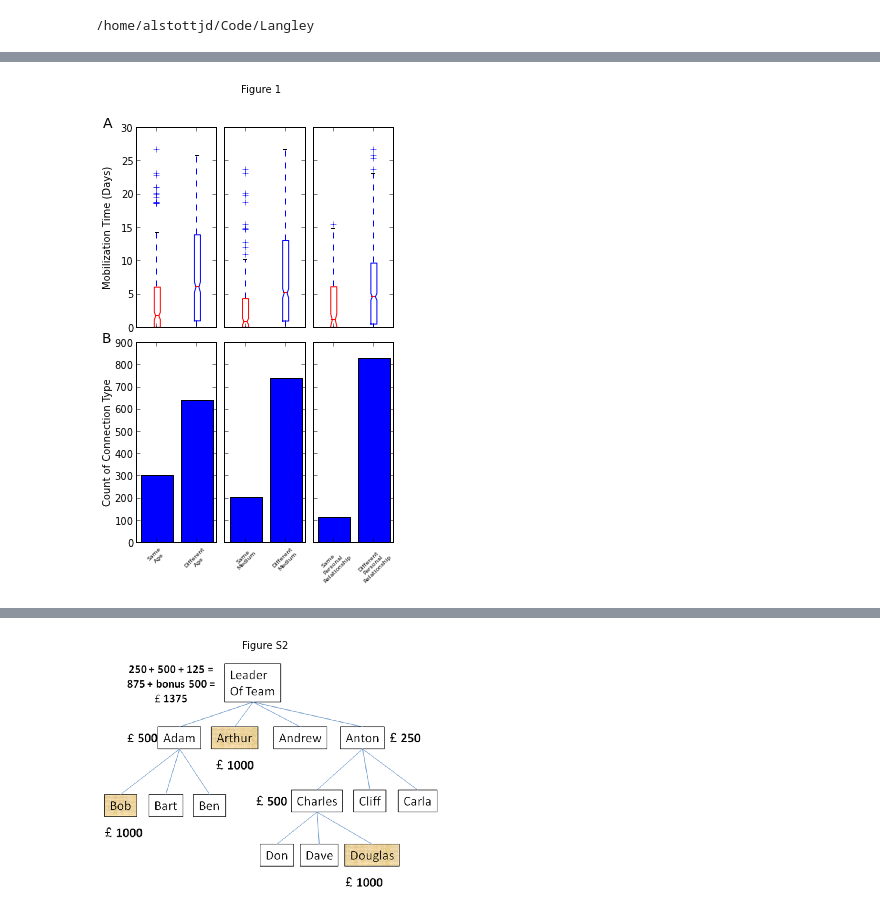
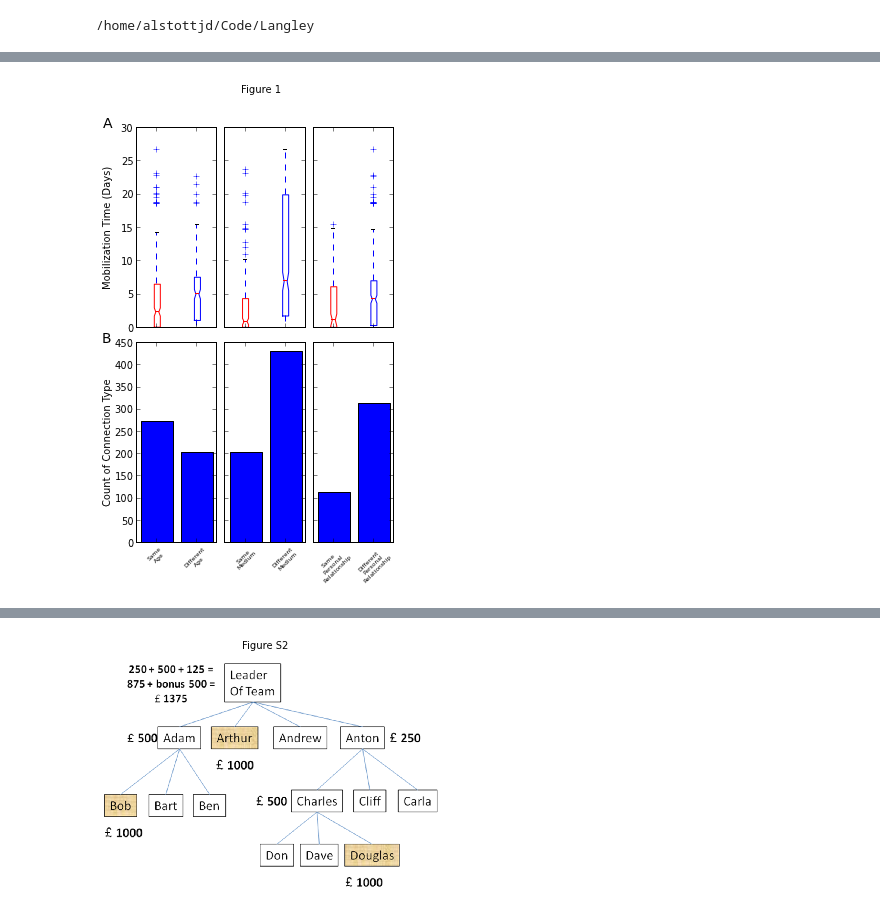
Before and after one commit to jeffalstott/Langley, a Jupyter notebook: Langley Figures.ipynb, the cells around one changed output, grey strips where cells are left out. Drawn from its saved outputs; the diff is of its cells as text; code cells hidden in the pictures.

Commit message:
Finally updating after changing bunches of things. Preparation for changing the Figures notebook to make figures for the new model.

```diff
--- a/Langley Figures.ipynb
+++ b/Langley Figures.ipynb
@@ -26,16 +119,16 @@ depths = ds_ris[:,3]
 # %%
 z=1
-ri_same_age = asarray([q for q in session.query(db.LangleyParticipant).filter_by(Same_Age_as_Parent=True).filter(db.LangleyParticipant.Parent_Child_Registration_Interval!=None).values(getattr(db.LangleyParticipant, 'Parent_Child_Registration_Interval_Corrected'
+ri_same_age = asarray([q for q in session.query(db.LangleyParticipant).filter_by(Same_Age_as_Parent=1).filter(db.LangleyParticipant.Parent_Child_Registration_Interval!=None).values(getattr(db.LangleyParticipant, 'Parent_Child_Registration_Interval_Corrected'
 ))]).flatten()
-ri_different_age= asarray([q for q in session.query(db.LangleyParticipant).filter_by(Same_Age_as_Parent=False).filter(db.LangleyParticipant.Parent_Child_Registration_Interval!=None).values(getattr(db.LangleyParticipant, 'Parent_Child_Registration_Interval_Corrected'
+ri_different_age= asarray([q for q in session.query(db.LangleyParticipant).filter_by(Same_Age_as_Parent=0).filter(db.LangleyParticipant.Parent_Child_Registration_Interval!=None).values(getattr(db.LangleyParticipant, 'Parent_Child_Registration_Interval_Corrected'
 ))]).flatten()
-ri_same_medium = asarray([q for q in session.query(db.LangleyParticipant).filter_by(Heard_Through_Same_Medium_as_Parent=True).filter(db.LangleyParticipant.Parent_Child_Registration_Interval!=None).values(getattr(db.LangleyParticipant, 'Parent_Child_Registration_Interval_Corrected'
+ri_same_medium = asarray([q for q in session.query(db.LangleyParticipant).filter_by(Heard_Through_Same_Medium_as_Parent=1).filter(db.LangleyParticipant.Parent_Child_Registration_Interval!=None).values(getattr(db.LangleyParticipant, 'Parent_Child_Registration_Interval_Corrected'
 ))]).flatten()
-ri_different_medium= asarray([q for q in session.query(db.LangleyParticipant).filter_by(Heard_Through_Same_Medium_as_Parent=False).filter(db.LangleyParticipant.Parent_Child_Registration_Interval!=None).values(getattr(db.LangleyParticipant, 'Parent_Child_Registration_Interval_Corrected'
+ri_different_medium= asarray([q for q in session.query(db.LangleyParticipant).filter_by(Heard_Through_Same_Medium_as_Parent=0).filter(db.LangleyParticipant.Parent_Child_Registration_Interval!=None).values(getattr(db.LangleyParticipant, 'Parent_Child_Registration_Interval_Corrected'
 ))]).flatten()
-ri_same_relationship = asarray([q for q in session.query(db.LangleyParticipant).filter_by(Same_Relationship_to_Parent_as_They_Had_to_Their_Parent=True).filter(db.LangleyParticipant.Parent_Child_Registration_Interval!=None).values(getattr(db.LangleyParticipant, 'Parent_Child_Registration_Interval_Corrected'
+ri_same_relationship = asarray([q for q in session.query(db.LangleyParticipant).filter_by(Same_Relationship_to_Parent_as_They_Had_to_Their_Parent=1).filter(db.LangleyParticipant.Parent_Child_Registration_Interval!=None).values(getattr(db.LangleyParticipant, 'Parent_Child_Registration_Interval_Corrected'
 ))]).flatten()
-ri_different_relationship= asarray([q for q in session.query(db.LangleyParticipant).filter_by(Same_Relationship_to_Parent_as_They_Had_to_Their_Parent=False).filter(db.LangleyParticipant.Parent_Child_Registration_Interval!=None).values(getattr(db.LangleyParticipant, 'Parent_Child_Registration_Interval_Corrected'
+ri_different_relationship= asarray([q for q in session.query(db.LangleyParticipant).filter_by(Same_Relationship_to_Parent_as_They_Had_to_Their_Parent=0).filter(db.LangleyParticipant.Parent_Child_Registration_Interval!=None).values(getattr(db.LangleyParticipant, 'Parent_Child_Registration_Interval_Corrected'
 ))]).flatten()
 
 vals = asarray([ri_same_age, ri_different_age, ri_same_medium,  ri_different_medium, ri_same_relationship, ri_different_relationship])
@@ -83,34 +176,34 @@ plt.xticks(ind+.5*width)
 xtickNames = plt.setp(ax21, xticklabels=["Same\nAge", "Different\nAge"])
 plt.setp(xtickNames, rotation=45, fontsize=6)
 yl_bottom = ax21.set_ylabel("Count of Connection Type")
 ax21.yaxis.set_label_coords(ylabel_offset, 0.5)
 
 ax22 = fig4a.add_subplot(235, sharey=ax21)
 ax22.bar(ind, freqs[2:4])
 plt.xticks(ind+.5*width)
 #xtickNames = plt.setp(ax, xticklabels=["Same Age", "Different Age", "Same Medium", "Different Medium", "Same\nPersonal Relationship", "Different\nPersonal Relationship"])
 xtickNames = plt.setp(ax22, xticklabels=["Same\nMedium", "Different\nMedium"])
 plt.setp(xtickNames, rotation=45, fontsize=6)
 plt.setp(ax22.get_yticklabels(), visible=False)
 #xlabel("Broadcaster-Receiver Demographic Comparison")
 
 ax23 = fig4a.add_subplot(236, sharey=ax21)
 ax23.bar(ind, freqs[4:6])
 plt.xticks(ind+.5*width)
 #xtickNames = plt.setp(ax, xticklabels=["Same Age", "Different Age", "Same Medium", "Different Medium", "Same\nPersonal Relationship", "Different\nPersonal Relationship"])
 xtickNames = plt.setp(ax23, xticklabels=["Same\nPersonal\nRelationship", "Different\nPersonal\nRelationship"])
 plt.setp(xtickNames, rotation=45, fontsize=6)
 plt.setp(ax23.get_yticklabels(), visible=False)
 
 ax11.annotate("A", (0,1.), xycoords=(yl_top, "axes fraction"),
              fontsize=14)
 ax21.annotate("B", (0,1.), xycoords=(yl_bottom, "axes fraction"),
              fontsize=14)
 suptitle("Figure 1")
 subplots_adjust(hspace=0.075)
 subplots_adjust(wspace=0.1)
 # %% [output]
-[figure, old version]
+[figure, new version]
 # %%
 freqs
 # %% [output]
```
Also changed, not shown: parts of 16 cells of this notebook, 14 other files.
